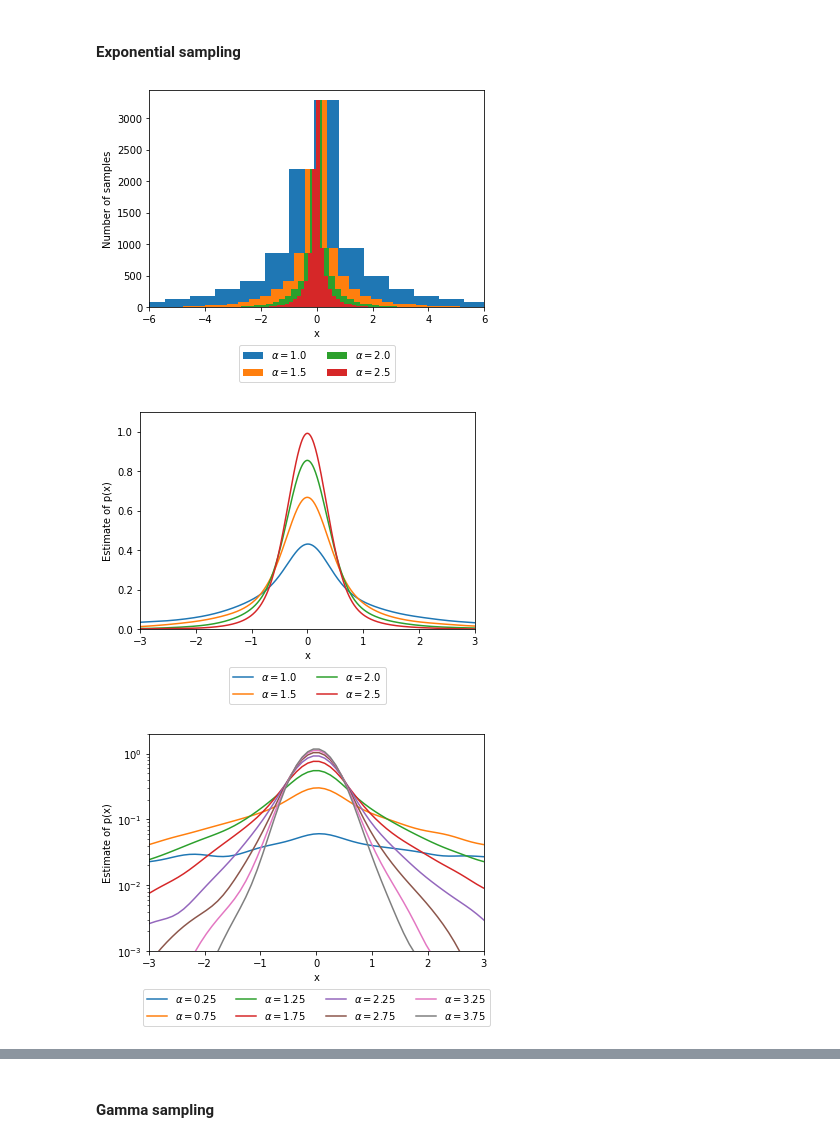
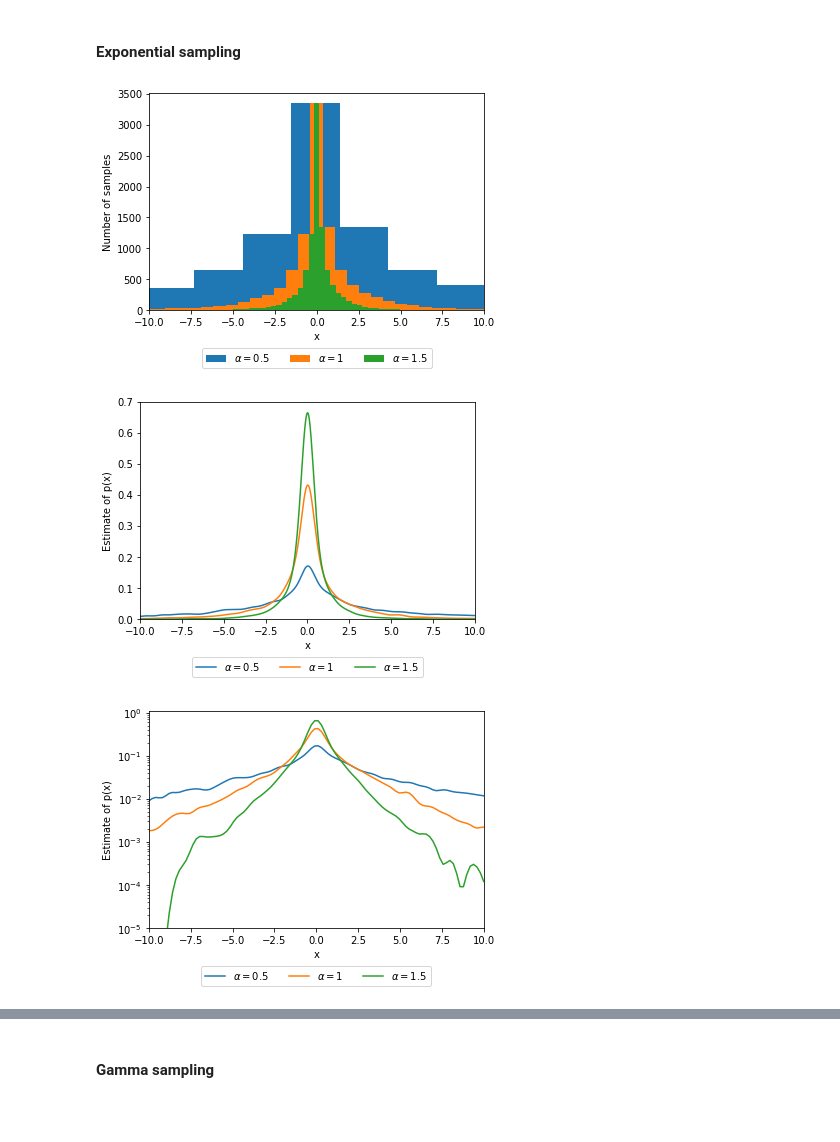
Before and after one commit to theo-brown/3f3-lab, a Jupyter notebook: Jupyter Notebook.ipynb, the cells around one changed output, grey strips where cells are left out. Drawn from its saved outputs; the diff is of its cells as text; code cells hidden in the pictures; blank space fills up the shorter version.

```diff
--- a/Jupyter Notebook.ipynb
+++ b/Jupyter Notebook.ipynb
@@ -387,53 +387,50 @@ def exponential_sampled_gaussian(N, alpha=1.5):
 # %%
 plt.figure()
 N = 100000
-for i in np.arange(0, 4):
-    alpha = (i/2) + 1
+for alpha in [0.5, 1, 1.5]:
     plt.hist(exponential_sampled_gaussian(N, alpha), bins=100, label=r'$\alpha = {}$'.format(alpha))
 
 plt.xlabel('x')
 plt.ylabel('Number of samples')
-plt.xlim(-6, 6)
-plt.legend(loc='upper center', bbox_to_anchor=(0.5, -0.15), ncol=2)
+plt.xlim(-10, 10)
+plt.legend(loc='upper center', bbox_to_anchor=(0.5, -0.15), ncol=3)
 plt.savefig(f'figures/exponential_sampled_gaussian.png', bbox_inches='tight')
 # %% [output]
-[figure, old version]
+[figure, new version]
 # %%
 plt.figure()
 
 N = 100000
-x = np.linspace(-5, 5, 1000)
+x = np.linspace(-10, 10, 1000)
 
-for i in np.arange(0, 4):
-    alpha = i/2 + 1
+for alpha in [0.5, 1, 1.5]:
     plt.plot(x, kernel_smoothed_density(x, exponential_sampled_gaussian(N, alpha)), label=r'$\alpha = {}$'.format(alpha))
 
 plt.xlabel('x')
 plt.ylabel('Estimate of p(x)')
-plt.xlim(-3, 3)
-plt.ylim(0, 1.1)
-plt.legend(loc='upper center', bbox_to_anchor=(0.5, -0.15), ncol=2)
+plt.xlim(-10, 10)
+plt.ylim(0, 0.7)
+plt.legend(loc='upper center', bbox_to_anchor=(0.5, -0.15), ncol=3)
 plt.savefig(f'figures/exponential_sampled_gaussian_ksdensity.png', bbox_inches='tight')
 # %% [output]
-[figure, old version]
+[figure, new version]
 # %%
 plt.figure()
 
 N = 100000
-x = np.linspace(-5, 5, 100)
+x = np.linspace(-10, 10, 100)
 
-for i in np.arange(0, 8):
-    alpha = i/2 + 0.25
+for alpha in [0.5, 1, 1.5]:
     plt.semilogy(x, kernel_smoothed_density(x, exponential_sampled_gaussian(N, alpha)), label=r'$\alpha = {}$'.format(alpha))
 
 plt.xlabel('x')
 plt.ylabel('Estimate of p(x)')
-plt.xlim(-3, 3)
-plt.ylim(1e-3, 2)
-plt.legend(loc='upper center', bbox_to_anchor=(0.5, -0.15), ncol=4)
-plt.savefig(f'figures/exponential_sampled_gaussian_ksdensity_log_close.png', bbox_inches='tight')
+plt.xlim(-10, 10)
+plt.ylim(1e-5, 1.1)
+plt.legend(loc='upper center', bbox_to_anchor=(0.5, -0.15), ncol=3)
+plt.savefig(f'figures/exponential_sampled_gaussian_ksdensity_log_narrow.png', bbox_inches='tight')
 # %% [output]
-[figure, old version]
+[figure, new version]
 # %%
 plt.figure()
 
```
Also changed, not shown: parts of 16 cells of this notebook, 1 other file.
